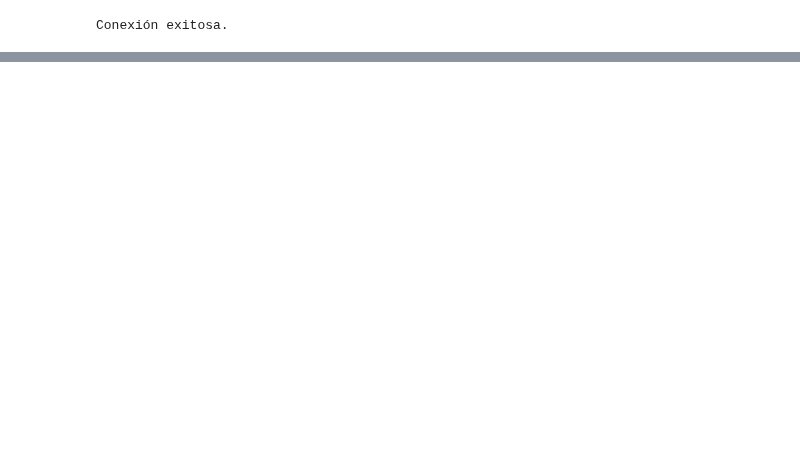
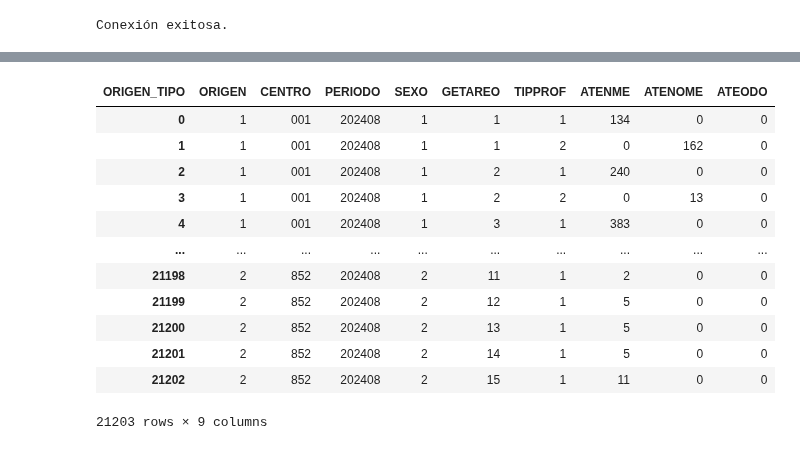
Before and after one commit to JhonathanCP/DASH, a Jupyter notebook: Desarrollo - dash/TramaB1-B2V4.ipynb, the cells around one changed output, grey strips where cells are left out. Saved outputs shown, nothing was run; the diff lists cells and outputs as text; code cells hidden in the pictures; blank space fills up the shorter version.

```diff
--- a/Desarrollo - dash/TramaB1-B2V4.ipynb
+++ b/Desarrollo - dash/TramaB1-B2V4.ipynb
@@ -668,0 +713,24 @@ if __name__ == '__main__':
+# %%
+pivoted_df2 = pd.pivot_table(data2,
+                            values='PACSECNUM',
+                            index=['ORIGEN', 'CENTRO', 'PERIODO', 'SEXO', 'GETAREO', 'TIPPROF'],
+                            columns='ORIGEN_TIPO',
+                            aggfunc='nunique',
+                            fill_value=0)
+pivoted_df_reset2 = pivoted_df2.reset_index()
+
+pivoted_df_reset2
+# %% [output]
+| ORIGEN_TIPO | ORIGEN | CENTRO | PERIODO | SEXO | GETAREO | TIPPROF | ATENME | ATENOME | ATEODO |
+| 0 | 1 | 001 | 202408 | 1 | 1 | 1 | 134 | 0 | 0 |
+| 1 | 1 | 001 | 202408 | 1 | 1 | 2 | 0 | 162 | 0 |
+| 2 | 1 | 001 | 202408 | 1 | 2 | 1 | 240 | 0 | 0 |
+| 3 | 1 | 001 | 202408 | 1 | 2 | 2 | 0 | 13 | 0 |
+| 4 | 1 | 001 | 202408 | 1 | 3 | 1 | 383 | 0 | 0 |
+| ... | ... | ... | ... | ... | ... | ... | ... | ... | ... |
+| 21198 | 2 | 852 | 202408 | 2 | 11 | 1 | 2 | 0 | 0 |
+| 21199 | 2 | 852 | 202408 | 2 | 12 | 1 | 5 | 0 | 0 |
+| 21200 | 2 | 852 | 202408 | 2 | 13 | 1 | 5 | 0 | 0 |
+| 21201 | 2 | 852 | 202408 | 2 | 14 | 1 | 5 | 0 | 0 |
+| 21202 | 2 | 852 | 202408 | 2 | 15 | 1 | 11 | 0 | 0 |
+21203 rows × 9 columns
```
Also changed, not shown: parts of 7 cells of this notebook, 3 other files.
